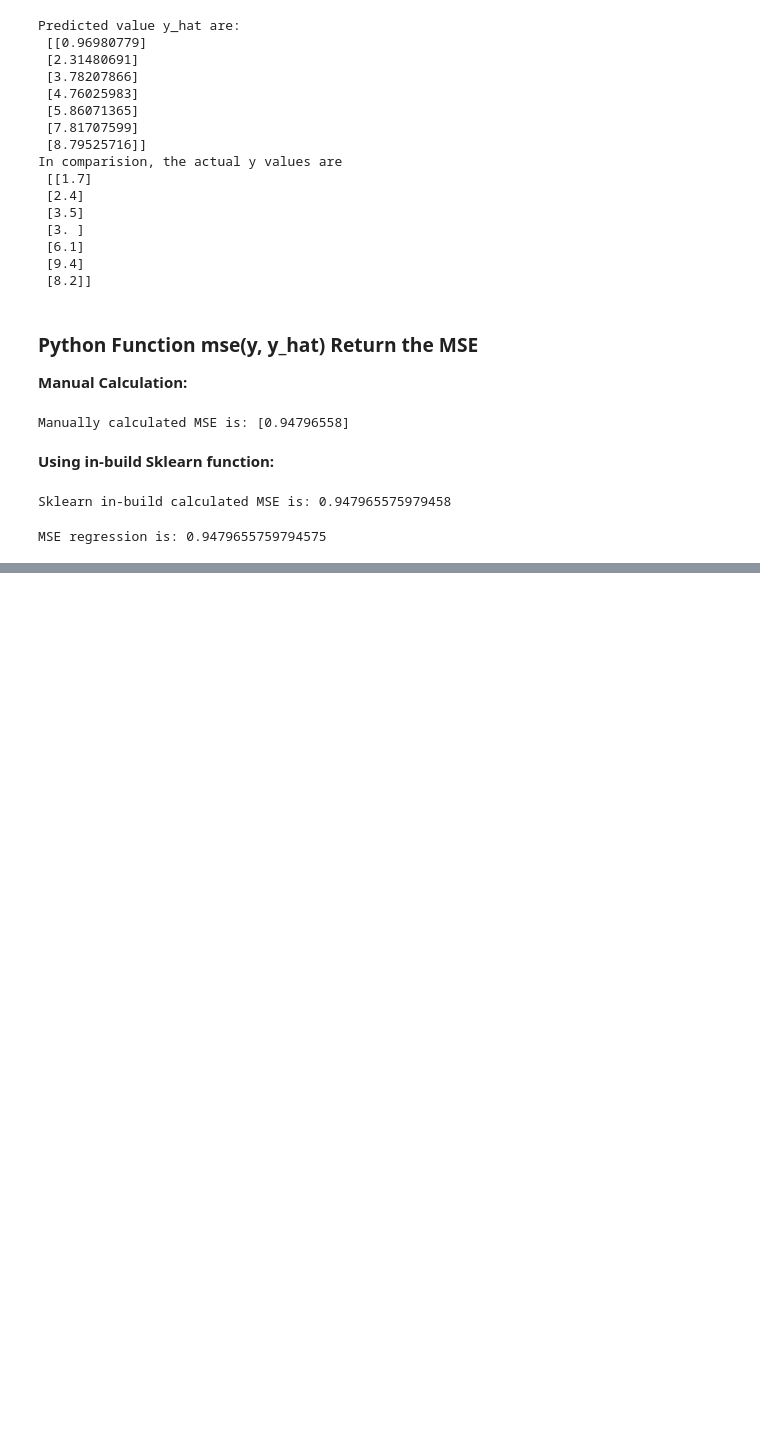
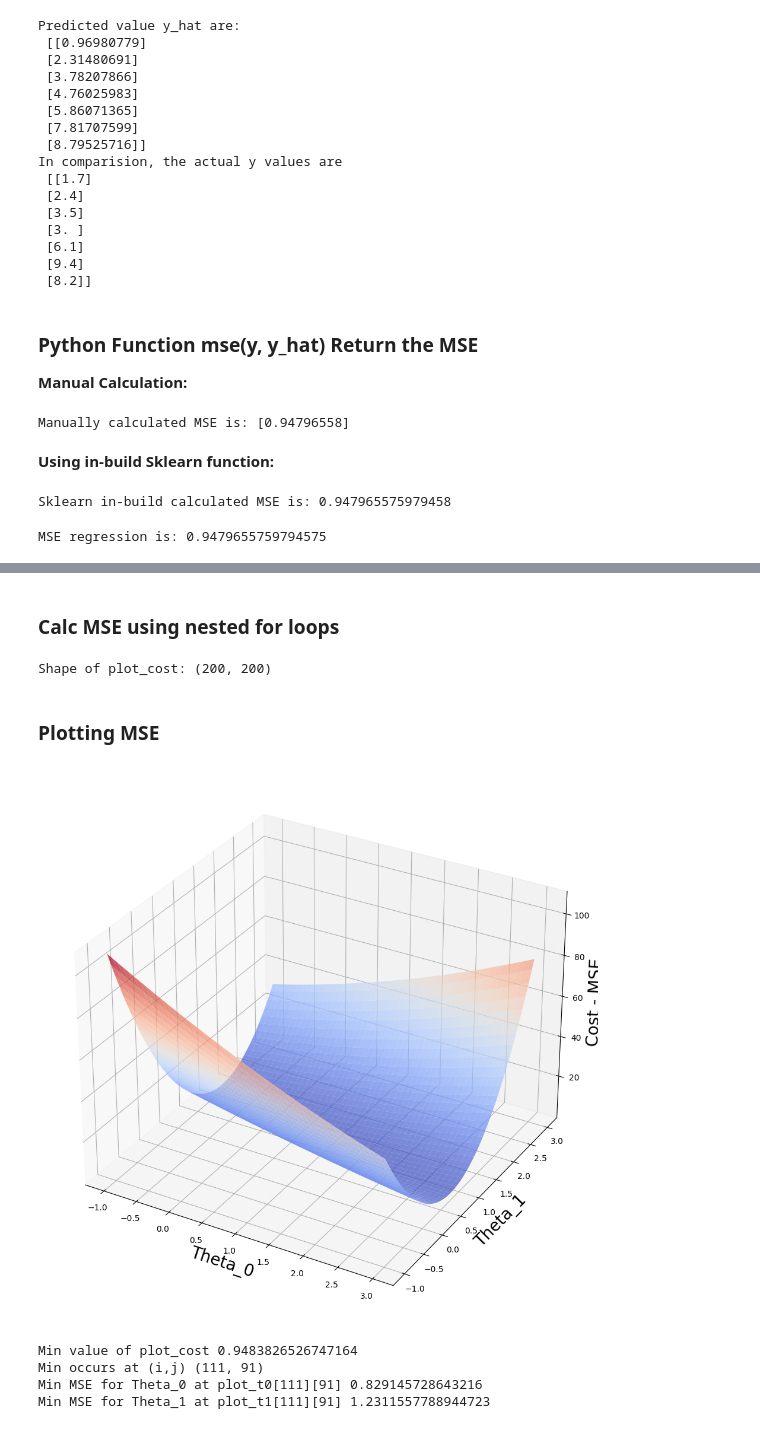
Before and after one commit to alextianyf/MachineLearning_ProblemSets, a Jupyter notebook: 2. Intro to Optimisation and the Gradient Descent Algorithm/2.4 MSE.ipynb, the cells around one changed output, grey strips where cells are left out. Drawn from its saved outputs; the diff is of its cells as text; code cells hidden in the pictures; blank space fills up the shorter version.

Commit message:
MSE Plot

```diff
--- a/2. Intro to Optimisation and the Gradient Descent Algorithm/2.4 MSE.ipynb
+++ b/2. Intro to Optimisation and the Gradient Descent Algorithm/2.4 MSE.ipynb
@@ -127,0 +160,43 @@ MSE regression is: 0.9479655759794575
+# %%
+num_thetas = 200
+th_0 = np.linspace(start = -1, stop = 3, num = num_thetas)
+th_1 = np.linspace(start = -1, stop = 3, num = num_thetas)
+plot_t0, plot_t1 = np.meshgrid(th_0, th_1)
+# %% [markdown]
+### Calc MSE using nested for loops
+# %%
+plot_cost = np.zeros((num_thetas,num_thetas))
+
+for i in range(num_thetas):
+    for j in range(num_thetas):
+        y_hat = plot_t0[i][j] + plot_t1[i][j]*x
+        plot_cost[i][j] = mse(y, y_hat)
+
+print('Shape of plot_cost:',plot_cost.shape)
+# %% [output]
+Shape of plot_cost: (200, 200)
+# %% [markdown]
+### Plotting MSE
+# %%
+fig = plt. figure(figsize=[16,12])
+ax = plt.axes(projection = '3d')
+
+ax.set_xlabel('Theta_0', fontsize = 20)
+ax.set_ylabel('Theta_1', fontsize = 20)
+ax.set_zlabel('Cost - MSE', fontsize = 20)
+
+ax.plot_surface(plot_t0,plot_t1,plot_cost, cmap = cm.coolwarm, alpha = 0.7)
+plt.show()
+# %% [output]
+[figure, added]
+# %%
+print('Min value of plot_cost', plot_cost.min())
+ij_min = np.unravel_index(indices= plot_cost.argmin(), shape=plot_cost.shape)
+print('Min occurs at (i,j)', ij_min)
+print('Min MSE for Theta_0 at plot_t0[111][91]', plot_t0[111][91])
+print('Min MSE for Theta_1 at plot_t1[111][91]', plot_t1[111][91])
+# %% [output]
+Min value of plot_cost 0.9483826526747164
+Min occurs at (i,j) (111, 91)
+Min MSE for Theta_0 at plot_t0[111][91] 0.829145728643216
+Min MSE for Theta_1 at plot_t1[111][91] 1.2311557788944723
```
Also changed, not shown: parts of 3 cells of this notebook.
